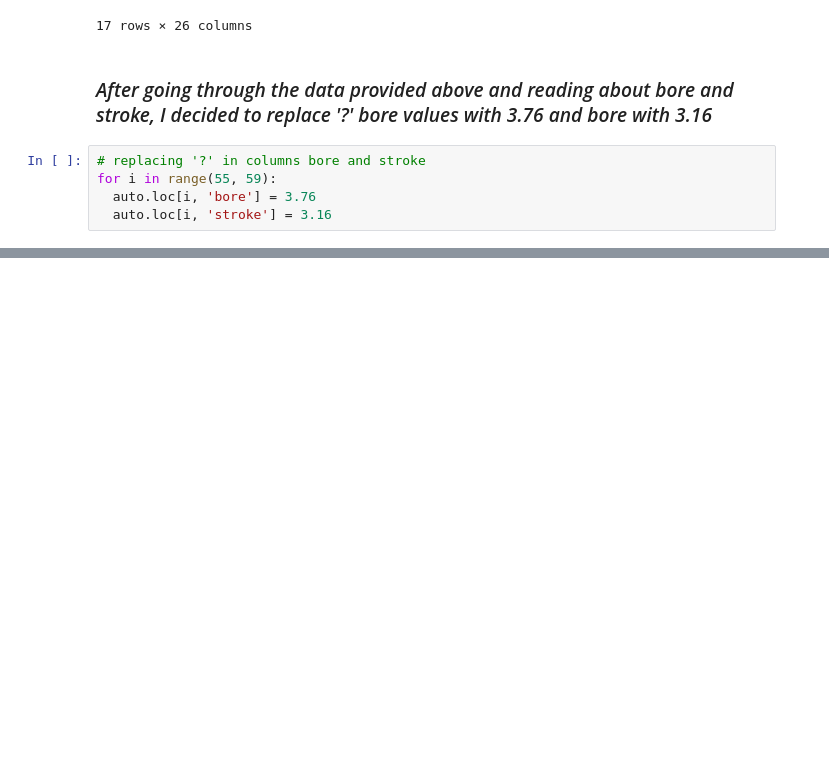
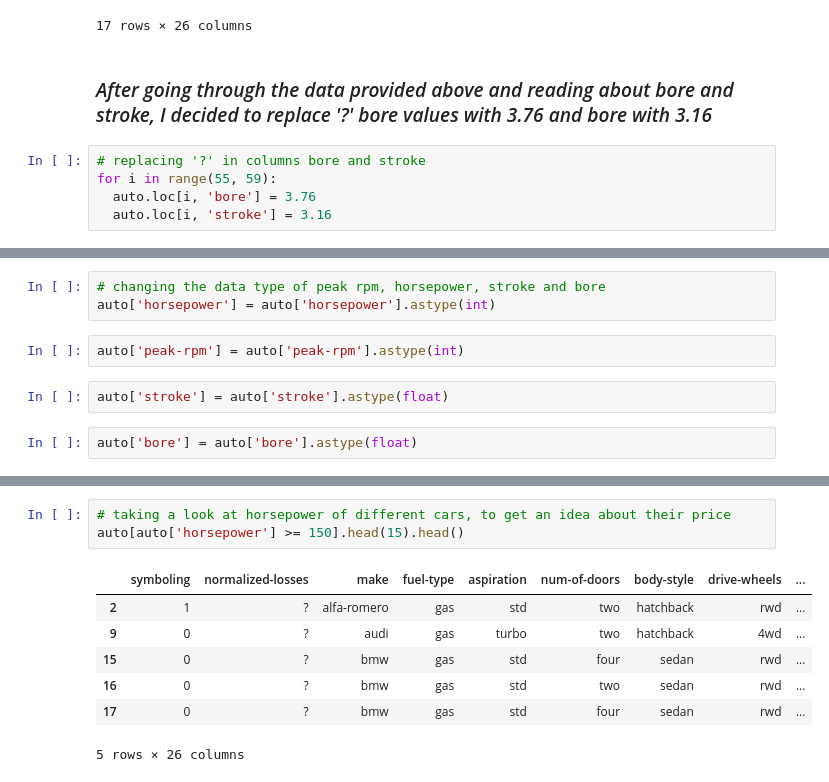
Before and after one commit to ghanalk1/Automobile-Price-Prediction, a Jupyter notebook: Automobile_Price_Prediction.ipynb, the cells around one changed output, grey strips where cells are left out. Drawn from its saved outputs; the diff is of its cells as text; blank space fills up the shorter version.

```diff
--- a/Automobile_Price_Prediction.ipynb
+++ b/Automobile_Price_Prediction.ipynb
@@ -118,0 +156,9 @@ for i in range(55, 59):
+# %%
+# changing the data type of peak rpm, horsepower, stroke and bore
+auto['horsepower'] = auto['horsepower'].astype(int)
+# %%
+auto['peak-rpm'] = auto['peak-rpm'].astype(int)
+# %%
+auto['stroke'] = auto['stroke'].astype(float)
+# %%
+auto['bore'] = auto['bore'].astype(float)
@@ -118,0 +176,11 @@ for i in range(55, 59):
+# %%
+# taking a look at horsepower of different cars, to get an idea about their price
+auto[auto['horsepower'] >= 150].head(15).head()
+# %% [output]
+|  | symboling | normalized-losses | make | fuel-type | aspiration | num-of-doors | body-style | drive-wheels | ... |
+| 2 | 1 | ? | alfa-romero | gas | std | two | hatchback | rwd | ... |
+| 9 | 0 | ? | audi | gas | turbo | two | hatchback | 4wd | ... |
+| 15 | 0 | ? | bmw | gas | std | four | sedan | rwd | ... |
+| 16 | 0 | ? | bmw | gas | std | two | sedan | rwd | ... |
+| 17 | 0 | ? | bmw | gas | std | four | sedan | rwd | ... |
+5 rows × 26 columns
```
Also changed, not shown: parts of 19 cells of this notebook.
